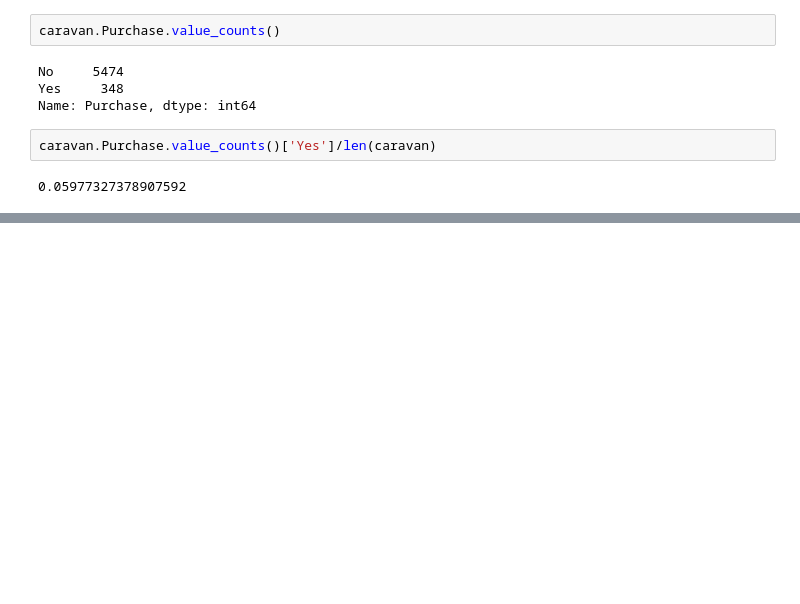
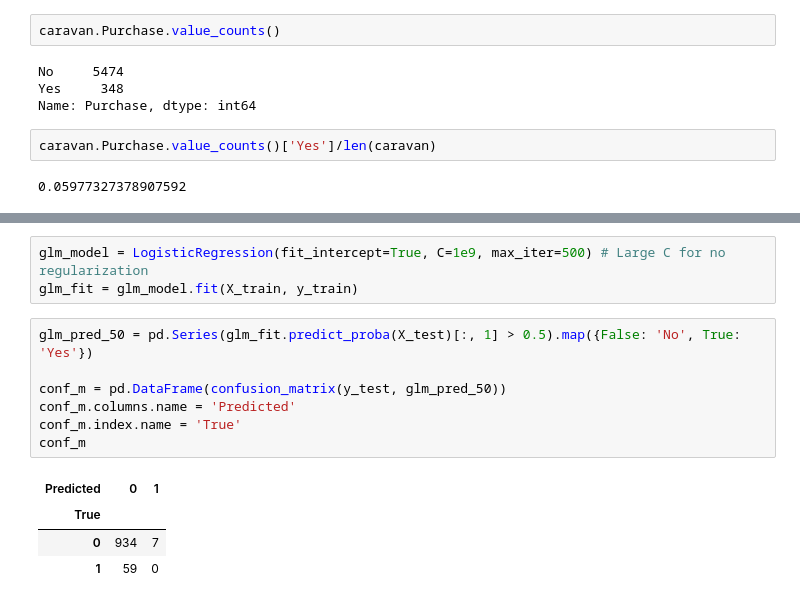
Before and after one commit to mjalalimanesh/Statistical-Learning-ISLR-Python, a Jupyter notebook: lab4.ipynb, the cells around one changed output, grey strips where cells are left out. Cells and saved outputs as stored; diff of their text form; blank space fills up the shorter version.

```diff
--- a/lab4.ipynb
+++ b/lab4.ipynb
@@ -568,0 +599,15 @@ from sklearn.preprocessing import StandardScaler
+# %%
+glm_model = LogisticRegression(fit_intercept=True, C=1e9, max_iter=500) # Large C for no regularization
+glm_fit = glm_model.fit(X_train, y_train)
+# %%
+glm_pred_50 = pd.Series(glm_fit.predict_proba(X_test)[:, 1] > 0.5).map({False: 'No', True: 'Yes'})
+
+conf_m = pd.DataFrame(confusion_matrix(y_test, glm_pred_50))
+conf_m.columns.name = 'Predicted'
+conf_m.index.name = 'True'
+conf_m
+# %% [output]
+| Predicted | 0 | 1 |
+| True |  |  |
+| 0 | 934 | 7 |
+| 1 | 59 | 0 |
```
Also changed, not shown: parts of 16 cells of this notebook.
